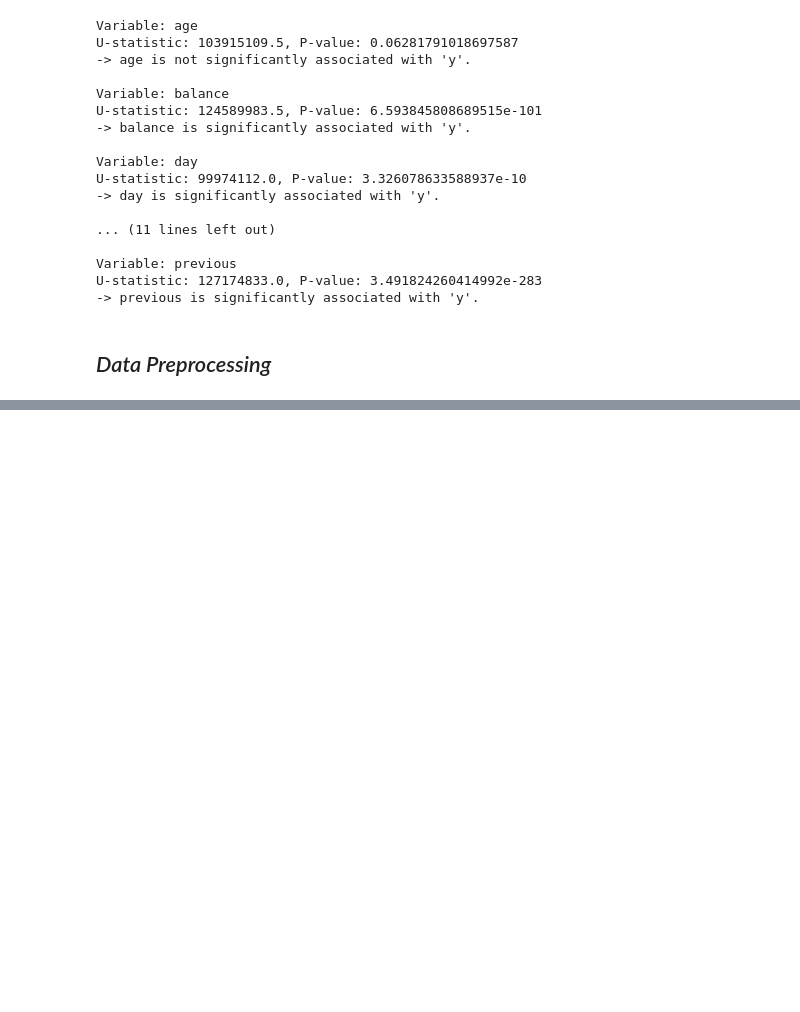
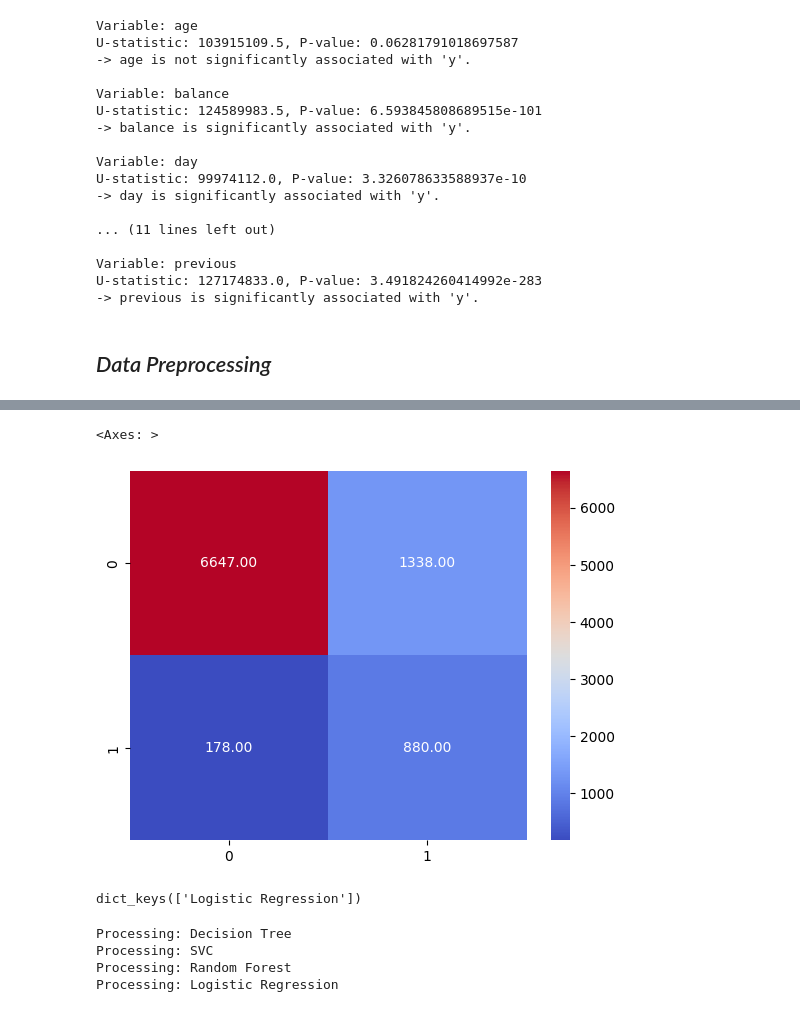
Before and after one commit to zeemanzak/Predictive-Analysis-for-Client-Subscription, a Jupyter notebook: notebook/main.ipynb, the cells around one changed output, grey strips where cells are left out. Saved outputs shown, nothing was run; the diff lists cells and outputs as text; code cells hidden in the pictures; blank space fills up the shorter version.

```diff
--- a/notebook/main.ipynb
+++ b/notebook/main.ipynb
@@ -548,0 +820,31 @@ U-statistic: 127174833.0, P-value: 3.491824260414992e-283
+# %%
+logistic_matrix = all_confusion_matrix['Logistic Regression']
+sns.heatmap(logistic_matrix, annot = True, cmap = 'coolwarm', fmt = '.2f')
+# %% [output]
+<Axes: >
+[figure, added]
+# %%
+print(all_confusion_matrix.keys())
+# %% [output]
+dict_keys(['Logistic Regression'])
+# %%
+for model_name, classifier in models:
+    try:
+        print(f"Processing: {model_name}")
+        pipeline = imbPipeline(steps=[
+            ('preprocessor', preprocessor),
+            ('over-sampler', SMOTE(random_state=42)),
+            ('feature_selection', SelectKBest(mutual_info_classif, k='all')),
+            ('classifier', classifier)
+        ])
+        pipeline.fit(X_train, y_train)
+        y_pred = pipeline.predict(X_test)
+        conf_matrix = confusion_matrix(y_test_encoded, y_pred_mapped)
+        all_confusion_matrix[model_name] = conf_matrix
+    except Exception as e:
+        print(f"Error with model {model_name}: {e}")
+# %% [output]
+Processing: Decision Tree
+Processing: SVC
+Processing: Random Forest
+Processing: Logistic Regression
```
Also changed, not shown: parts of 30 cells of this notebook, 2 other files.
